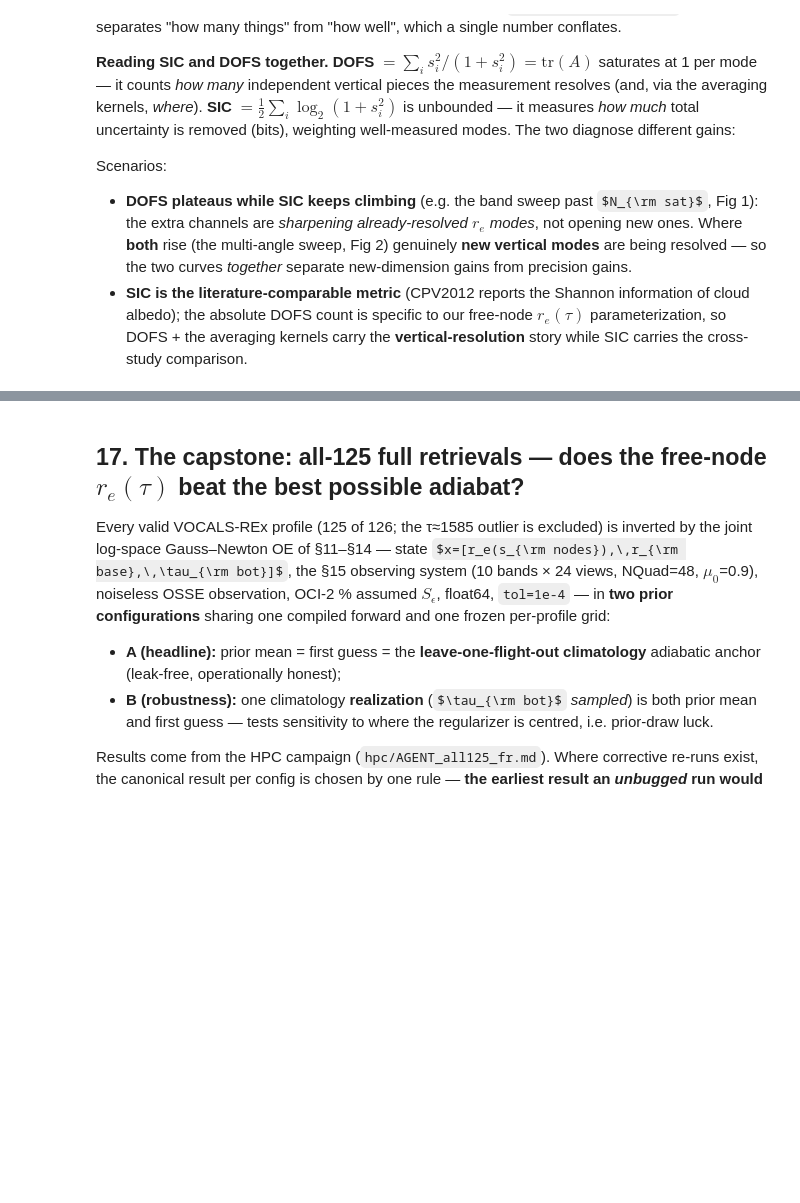
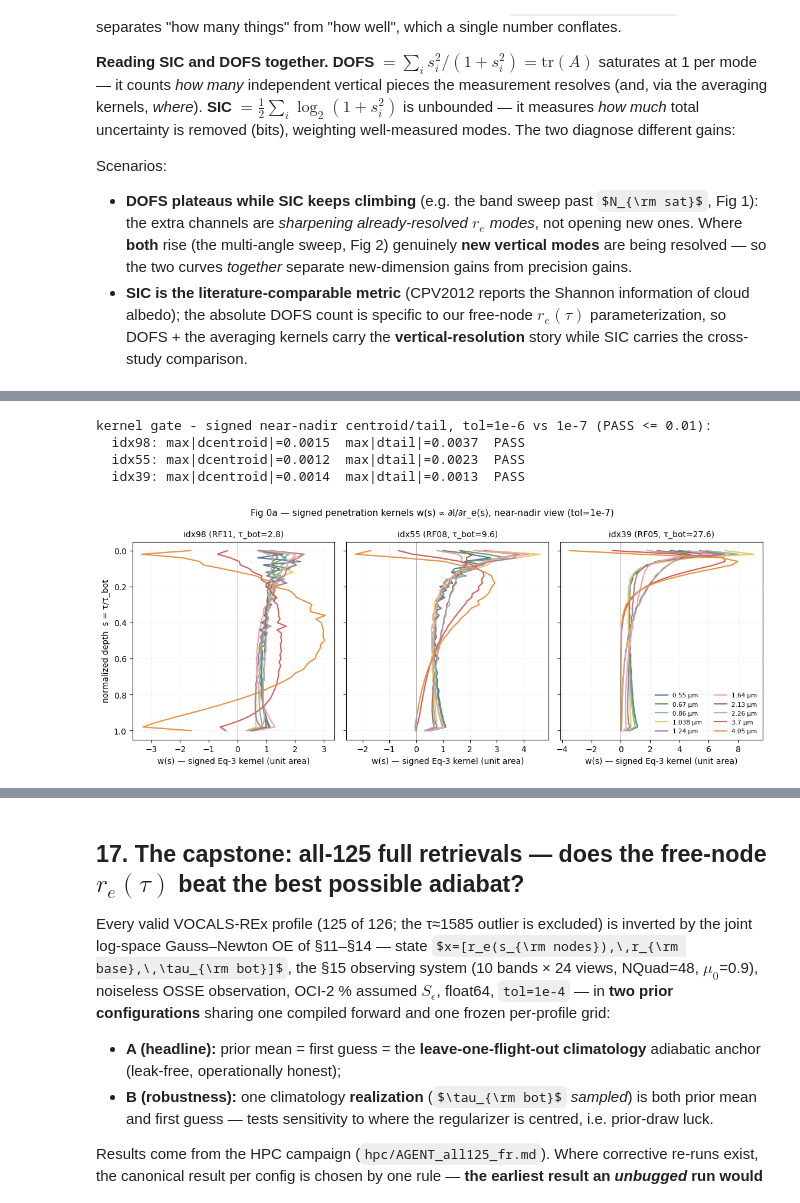
Before and after one commit to dhjx1996/Pythonic-DISORT_inhomogeneous_atmosphere, a Jupyter notebook: docs/riccati_solver_VOCALS_retrieval.ipynb, the cells around one changed output, grey strips where cells are left out. Saved outputs shown, nothing was run; the diff lists cells and outputs as text; code cells hidden in the pictures; some formulas as TeX source; blank space fills up the shorter version.

```diff
--- a/docs/riccati_solver_VOCALS_retrieval.ipynb
+++ b/docs/riccati_solver_VOCALS_retrieval.ipynb
@@ -1234,12 +947,0 @@ fig.tight_layout(); plt.show()
-# %%
-# Fig 4 - regime: DOFS & SIC vs optical depth (linear best-fit line per series; boxplot cut)
-reg = D['regime']; tau = np.array([p['tau_bot'] for p in reg]); lt = np.log10(tau)
-fig, ax = plt.subplots(1, 2, figsize=(12.5, 4.3))
-for a, mt, yl in [(ax[0], 'dofs', 'DOFS'), (ax[1], 'sic', 'SIC (bits)')]:
-    for k, c in [('albedo', GREY), ('nadir', ORA), ('fullview', RED)]:
-        y = np.array([p[f'{mt}_{k}'] for p in reg]); a.scatter(tau, y, s=12, c=c, label=k)
-        b = np.polyfit(lt, y, 1); xx = np.array([tau.min(), tau.max()])
-        a.plot(xx, np.polyval(b, np.log10(xx)), c=c, lw=1.3)
-    a.set(xlabel=r'$\tau_{bot}$', ylabel=yl, xscale='log', title=f'{yl} vs optical depth')
-    a.grid(alpha=.3); a.legend(fontsize=8)
-fig.tight_layout(); plt.show()
@@ -1310,0 +995,64 @@ fig.tight_layout(); plt.show()
+# %%
+%matplotlib inline
+# §16 loader + GATE + Fig 0a. Inputs: docs/cached_results (pure post-processing, no solver).
+# Gate: signed near-nadir centroid/deep-tail agreement of the kernel probes, tol=1e-6 vs 1e-7.
+import json
+import numpy as np
+from pathlib import Path
+import matplotlib.pyplot as plt
+_cr = next(c for c in [Path.cwd()/'cached_results', Path.cwd()/'docs'/'cached_results',
+                       Path.cwd().parent/'docs'/'cached_results']
+           if (c/'ic_retrieval_grid.json').exists())
+IDXS = (98, 55, 39)                                     # thin / medium / thick
+BAND_C = {0.55: '#5778a4', 0.67: '#6a9f58', 0.86: '#85b6b2', 1.038: '#e7ca60',
+          1.24: '#a87c9f', 1.64: '#f1a2a9', 2.13: '#967662', 2.26: '#b8b0ac',
+          3.7: '#d1615d', 4.05: '#e49444'}
+
+def load_probe(idx, tol=7):
+    z = dict(np.load(_cr/f'kernel_probe_ve046_tol{tol}_{idx}.npz', allow_pickle=True))
+    s = np.asarray(z['s_grid'], float)
+    K = np.asarray(z['K_full'], float).reshape(len(z['bands']), len(z['view_mu']), -1)
+    return z, s, K
+
+def cen_tail(K, s, inad):
+    # near-nadir signed centroid + deep tail (s>=0.5) per band; NaN where lobes cancel
+    cen, tail = [], []
+    for row in K[:, inad]:
+        a = np.trapezoid(row, s)
+        if abs(a) / np.trapezoid(np.abs(row), s) <= 0.5:
+            cen.append(np.nan); tail.append(np.nan); continue
+        w = row / a
+        cen.append(np.trapezoid(w*s, s)); tail.append(np.trapezoid(w[s >= .5], s[s >= .5]))
+    return np.array(cen), np.array(tail)
+
+print('kernel gate - signed near-nadir centroid/tail, tol=1e-6 vs 1e-7 (PASS <= 0.01):')
+for idx in IDXS:
+    (z6, s, K6), (z7, _, K7) = load_probe(idx, 6), load_probe(idx, 7)
+    inad = int(np.argmax(np.asarray(z7['view_mu'], float)))
+    c6, t6 = cen_tail(K6, s, inad); c7, t7 = cen_tail(K7, s, inad)
+    dc, dt = np.nanmax(np.abs(c6 - c7)), np.nanmax(np.abs(t6 - t7))
+    print(f"  idx{idx}: max|dcentroid|={dc:.4f}  max|dtail|={dt:.4f}  "
+          f"{'PASS' if max(dc, dt) <= .01 else 'FAIL'}")
+
+# --- Fig 0a: signed Eq-3 kernels w(s), unit signed area, near-nadir, spectral ladder
+fig, axes = plt.subplots(1, 3, figsize=(11.5, 4.6), sharey=True)
+for ax, idx in zip(axes, IDXS):
+    z, s, K = load_probe(idx)
+    inad = int(np.argmax(np.asarray(z['view_mu'], float)))
+    for b, lam in enumerate(np.asarray(z['bands'], float)):
+        w = K[b, inad] / np.trapezoid(K[b, inad], s)
+        ax.plot(w, s, color=BAND_C[round(float(lam), 3)], lw=1.6, label=f'{lam:g} µm')
+    ax.axvline(0, color='#999', lw=.7)
+    ax.set_title(f"idx{idx} ({z['flight']}, τ_bot={float(z['tau_bot']):.1f})", fontsize=10)
+    ax.set_xlabel('w(s) — signed Eq-3 kernel (unit area)'); ax.grid(alpha=.25, lw=.5)
+axes[0].set_ylabel('normalized depth  s = τ/τ_bot'); axes[0].invert_yaxis()
+axes[2].legend(fontsize=7.5, loc='lower right', frameon=False, ncol=2)
+fig.suptitle('Fig 0a — signed penetration kernels w(s) ∝ ∂I/∂r_e(s), near-nadir view (tol=1e-7)',
+             fontsize=11)
+fig.tight_layout(); plt.show()
+# %% [output]
+kernel gate - signed near-nadir centroid/tail, tol=1e-6 vs 1e-7 (PASS <= 0.01):
+  idx98: max|dcentroid|=0.0015  max|dtail|=0.0037  PASS
+  idx55: max|dcentroid|=0.0012  max|dtail|=0.0023  PASS
+  idx39: max|dcentroid|=0.0014  max|dtail|=0.0013  PASS
+[figure, added]
```
Also changed, not shown: parts of 30 cells of this notebook, 12 other files.
